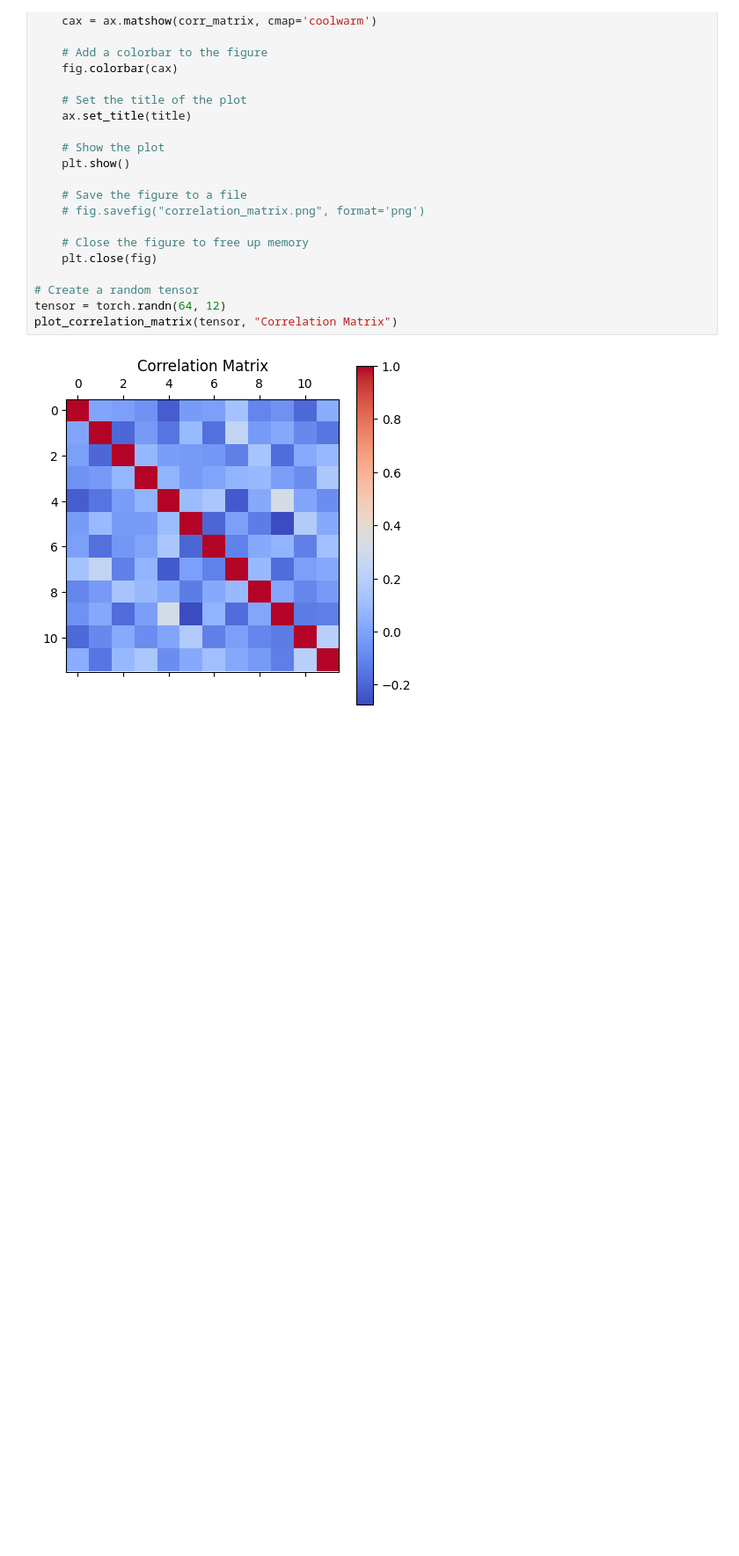
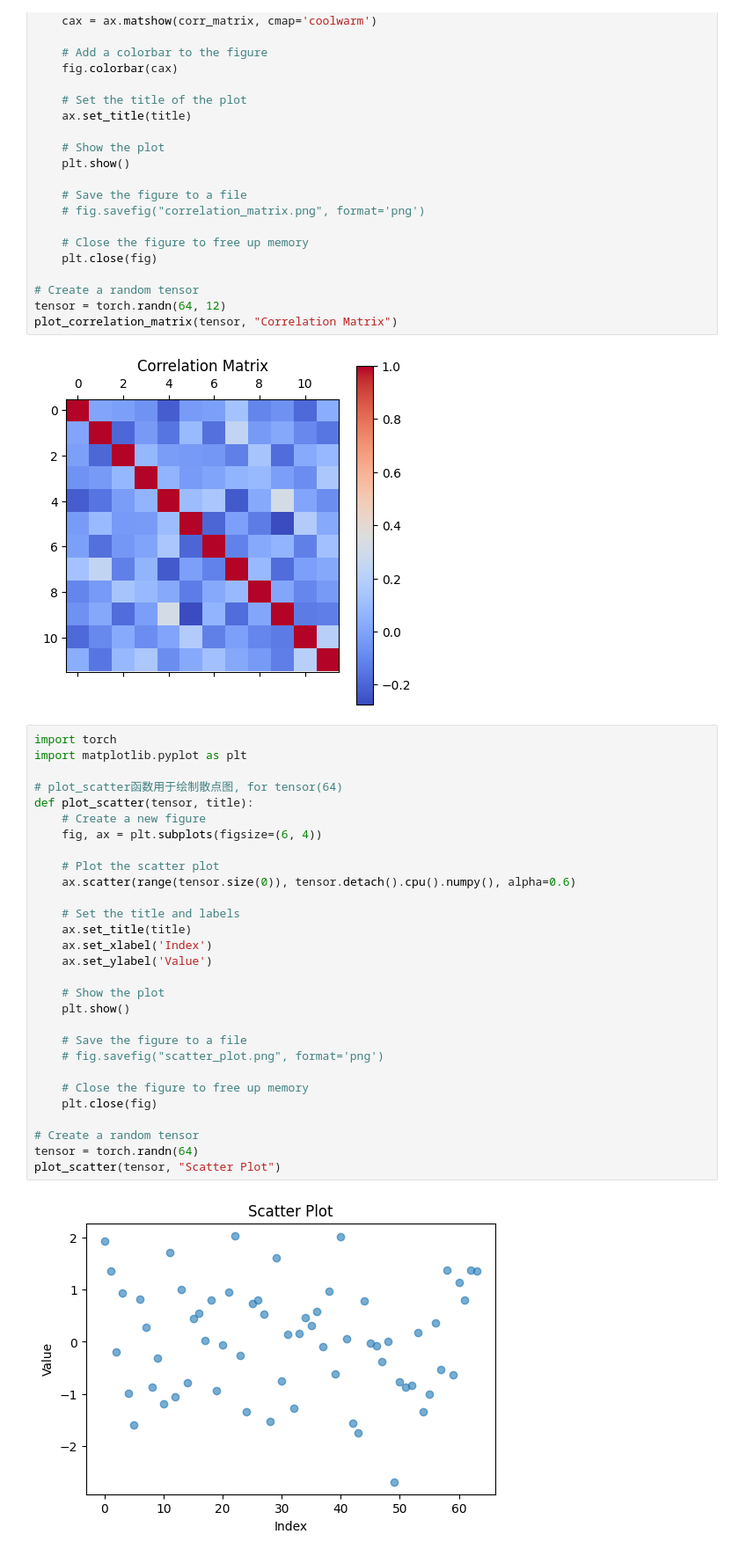
Before and after one commit to Anonymous-Sup/CVAE, a Jupyter notebook: play_test.ipynb, the cells around one changed output. Shown at 88% size. Cells and saved outputs as stored; diff of their text form; blank space fills up the shorter version.

```diff
--- a/play_test.ipynb
+++ b/play_test.ipynb
@@ -175,3 +175,34 @@ tensor = torch.randn(64, 12)
 plot_correlation_matrix(tensor, "Correlation Matrix")
 # %% [output]
 [figure]
+# %%
+import torch
+import matplotlib.pyplot as plt
+
+# plot_scatter函数用于绘制散点图, for tensor(64)
+def plot_scatter(tensor, title):
+    # Create a new figure
+    fig, ax = plt.subplots(figsize=(6, 4))
+
+    # Plot the scatter plot
+    ax.scatter(range(tensor.size(0)), tensor.detach().cpu().numpy(), alpha=0.6)
+
+    # Set the title and labels
+    ax.set_title(title)
+    ax.set_xlabel('Index')
+    ax.set_ylabel('Value')
+
+    # Show the plot
+    plt.show()
+
+    # Save the figure to a file
+    # fig.savefig("scatter_plot.png", format='png')
+
+    # Close the figure to free up memory
+    plt.close(fig)
+
+# Create a random tensor
+tensor = torch.randn(64)
+plot_scatter(tensor, "Scatter Plot")
+# %% [output]
+[figure, added]
```
Also changed, not shown: 8 other files.
